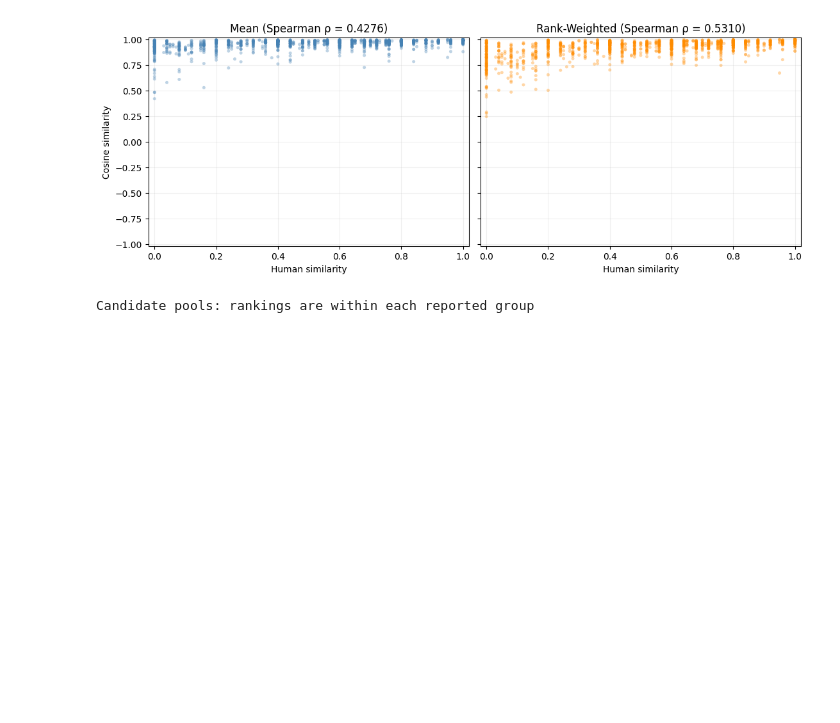
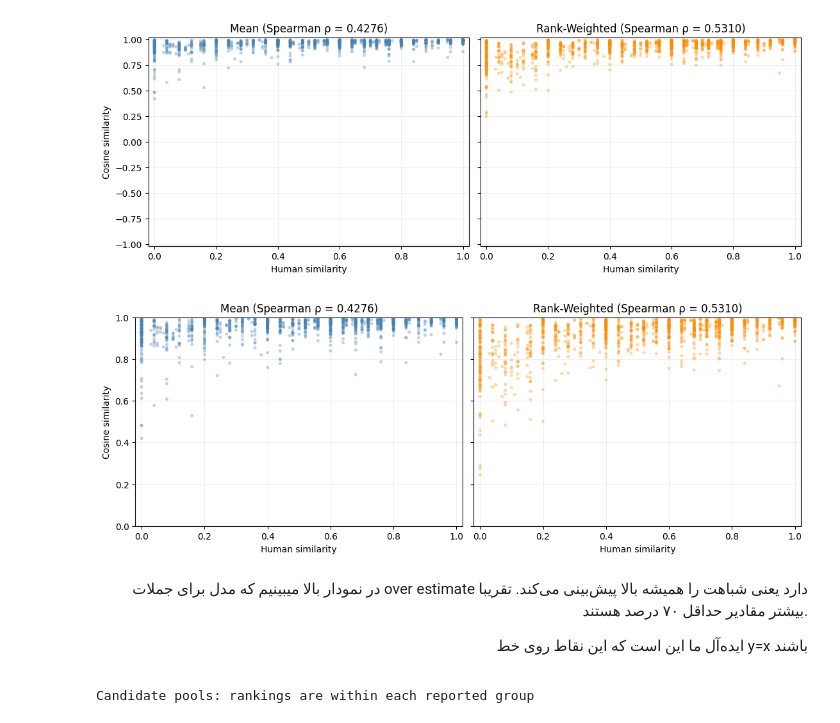
Before and after one commit to ILoveBacteria/nlp-homework, a Jupyter notebook: hw2/NLP_CA2.ipynb, the cells around one changed output. Saved outputs shown, nothing was run; the diff lists cells and outputs as text; code cells hidden in the pictures; blank space fills up the shorter version.

```diff
--- a/hw2/NLP_CA2.ipynb
+++ b/hw2/NLP_CA2.ipynb
@@ -2595,0 +2602,5 @@ def normalized_ranks(values):
+# %%
+ranked = scores.copy()
+ranked["human_rank"] = normalized_ranks(ranked["human_score"])
+ranked["model_rank"] = normalized_ranks(ranked["cosine"])
+ranked
@@ -2896,6 +2980,35 @@ axes[0].set_ylabel("Cosine similarity")
 plt.show()
 # %% [output]
 [figure]
+# %%
+# TODO: Plot the two STS scatter plots on matching axes.
+fig, axes = plt.subplots(1, 2, figsize=(11, 4), sharex=True, sharey=True, layout="constrained")
+for ax, (method, name, color) in zip(axes, (
+    ("mean", "Mean", "steelblue"),
+    ("weighted", "Rank-Weighted", "darkorange"),
+)):
+    ax.scatter(
+        sts_pair_scores["gold_score"], sts_pair_scores[f"cosine_{method}"],
+        s=13, alpha=0.35, color=color, edgecolors="none",
+    )
+    rho = sts_summary_table.loc[sts_summary_table["Method"] == name, "Spearman_rho"].iloc[0]
+    label = f"{rho:.4f}" if np.isfinite(rho) else "N/A"
+    ax.set(title=f"{name} (Spearman ρ = {label})", xlabel="Human similarity", xlim=(-0.02, 1.02))
+    ax.set_ylim(0, 1)
+    ax.grid(alpha=0.2)
+    ax.set_axisbelow(True)
+axes[0].set_ylabel("Cosine similarity")
+plt.show()
+# %% [output]
+[figure, added]
+# %% [markdown]
+<div dir="rtl" align="right">
+
+در نمودار بالا میبینیم که مدل برای جملات over estimate دارد یعنی شباهت را همیشه بالا پیش‌بینی می‌کند. تقریبا بیشتر مقادیر حداقل ۷۰ درصد هستند.
+
+ایده‌آل ما این است که این نقاط روی خط y=x باشند
+
+</div>
 # %%
 # Preserve every evaluated record when computing ranks and token counts.
 def rank_sts_pairs(scores, embeddings):
```
Also changed, not shown: parts of 31 cells of this notebook.
